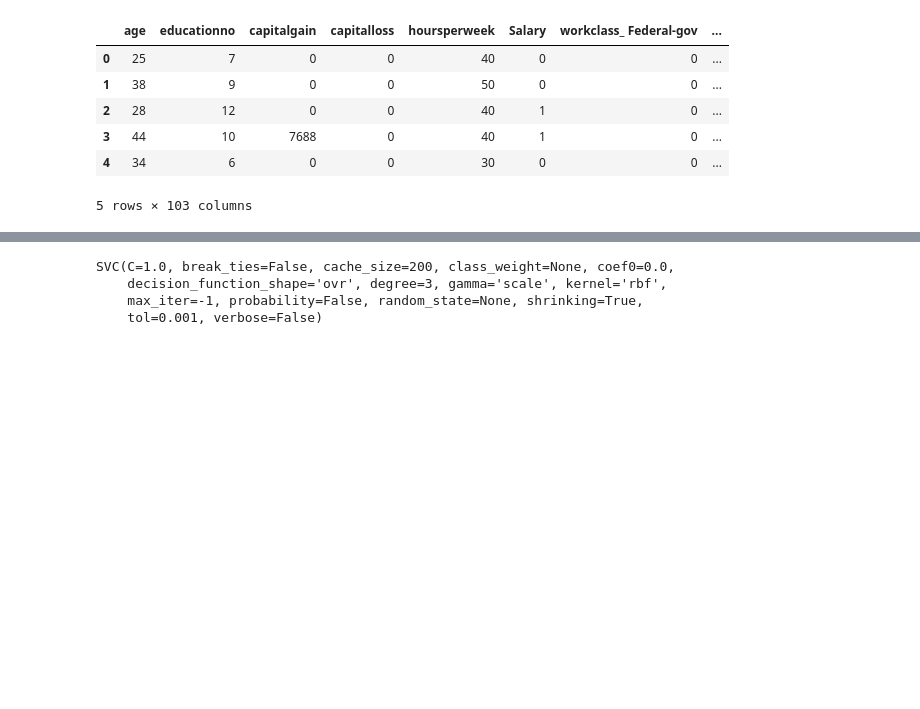
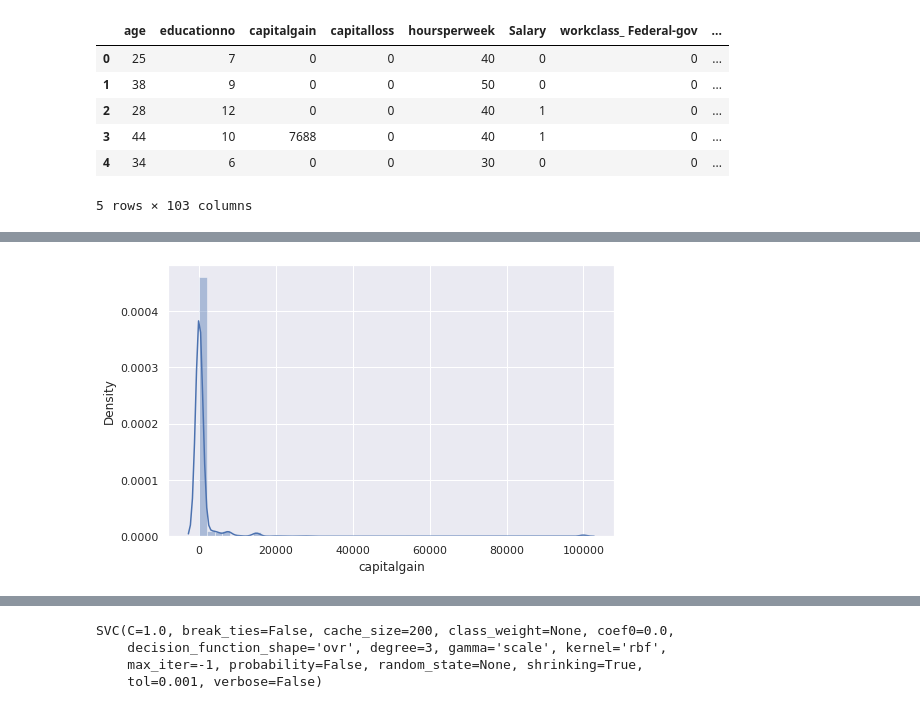
Before and after one commit to RiteshopShrivastava/Support_Vector_Machine, a Jupyter notebook: Assignment_SVM_SalaryData.ipynb, the cells around one changed output, grey strips where cells are left out. Drawn from its saved outputs; the diff is of its cells as text; code cells hidden in the pictures; blank space fills up the shorter version.

```diff
--- a/Assignment_SVM_SalaryData.ipynb
+++ b/Assignment_SVM_SalaryData.ipynb
@@ -154,0 +158,5 @@ df_test.head()
+# %%
+rcParams['figure.figsize']= 8,5
+sns.distplot(df_train['capitalgain']);
+# %% [output]
+[figure, added]
```
Also changed, not shown: parts of 5 cells of this notebook.
